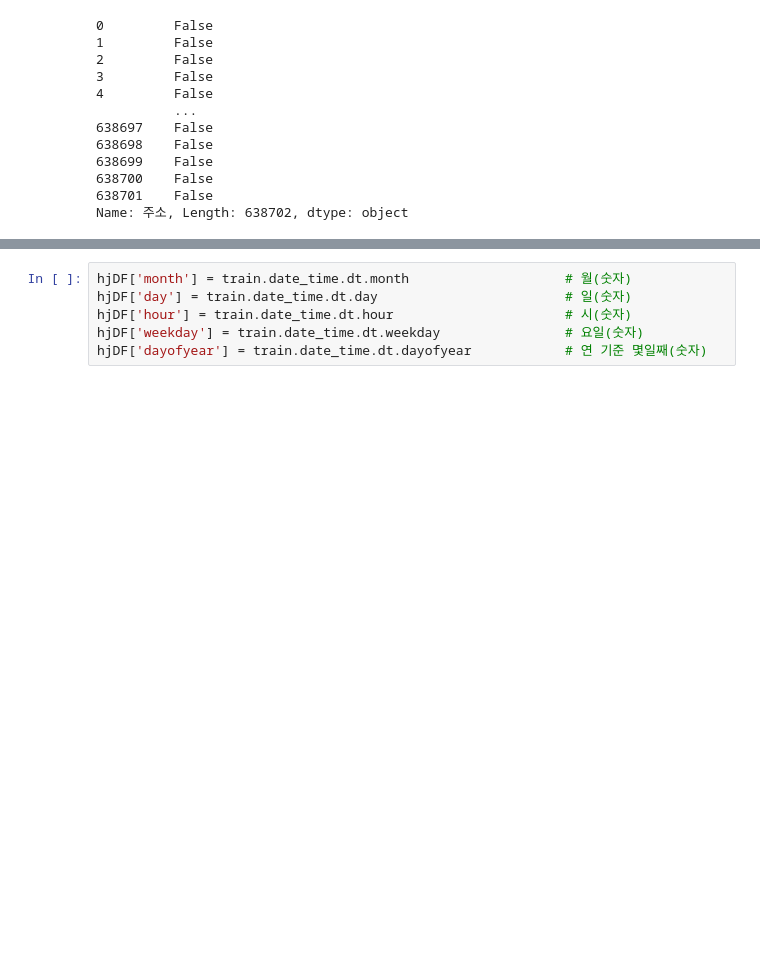
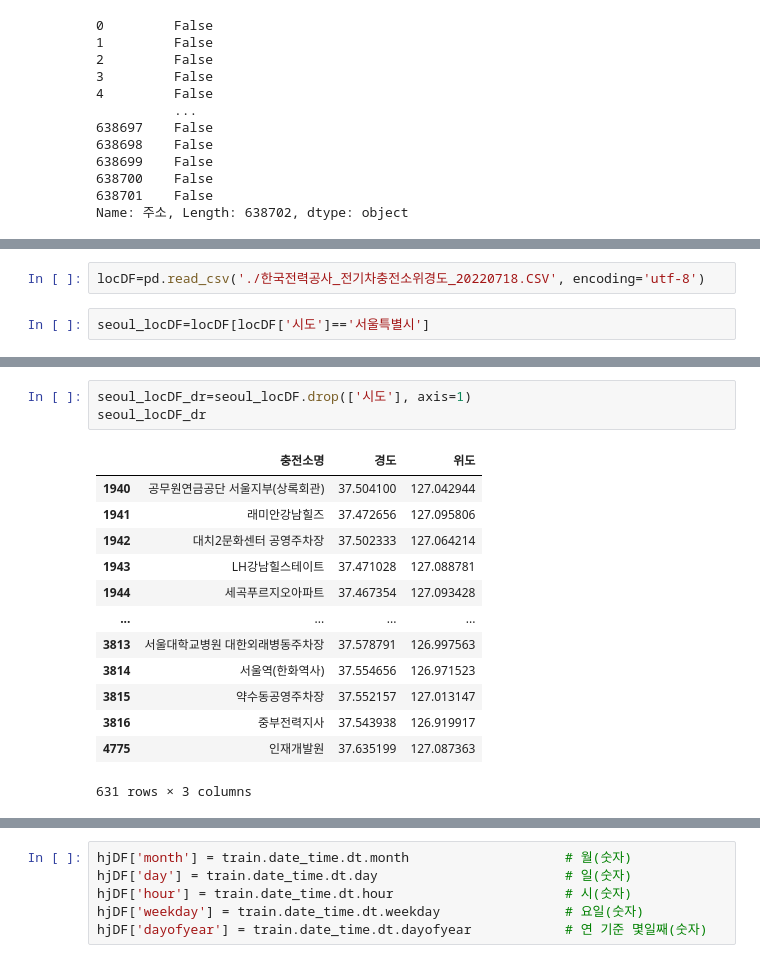
Before and after one commit to knudatascientists/Team3_stair, a Jupyter notebook: yeongchan/elec_car.ipynb, the cells around one changed output, grey strips where cells are left out. Saved outputs shown, nothing was run; the diff lists cells and outputs as text; blank space fills up the shorter version.

```diff
--- a/yeongchan/elec_car.ipynb
+++ b/yeongchan/elec_car.ipynb
@@ -392,0 +223,4 @@ error: missing ), unterminated subpattern at position 0
+# %%
+locDF=pd.read_csv('./한국전력공사_전기차충전소위경도_20220718.CSV', encoding='utf-8')
+# %%
+seoul_locDF=locDF[locDF['시도']=='서울특별시']
@@ -392,0 +235,17 @@ error: missing ), unterminated subpattern at position 0
+# %%
+seoul_locDF_dr=seoul_locDF.drop(['시도'], axis=1)
+seoul_locDF_dr
+# %% [output]
+|  | 충전소명 | 경도 | 위도 |
+| 1940 | 공무원연금공단 서울지부(상록회관) | 37.504100 | 127.042944 |
+| 1941 | 래미안강남힐즈 | 37.472656 | 127.095806 |
+| 1942 | 대치2문화센터 공영주차장 | 37.502333 | 127.064214 |
+| 1943 | LH강남힐스테이트 | 37.471028 | 127.088781 |
+| 1944 | 세곡푸르지오아파트 | 37.467354 | 127.093428 |
+| ... | ... | ... | ... |
+| 3813 | 서울대학교병원 대한외래병동주차장 | 37.578791 | 126.997563 |
+| 3814 | 서울역(한화역사) | 37.554656 | 126.971523 |
+| 3815 | 약수동공영주차장 | 37.552157 | 127.013147 |
+| 3816 | 중부전력지사 | 37.543938 | 126.919917 |
+| 4775 | 인재개발원 | 37.635199 | 127.087363 |
+631 rows × 3 columns
```
Also changed, not shown: parts of 35 cells of this notebook, 1 other file.
